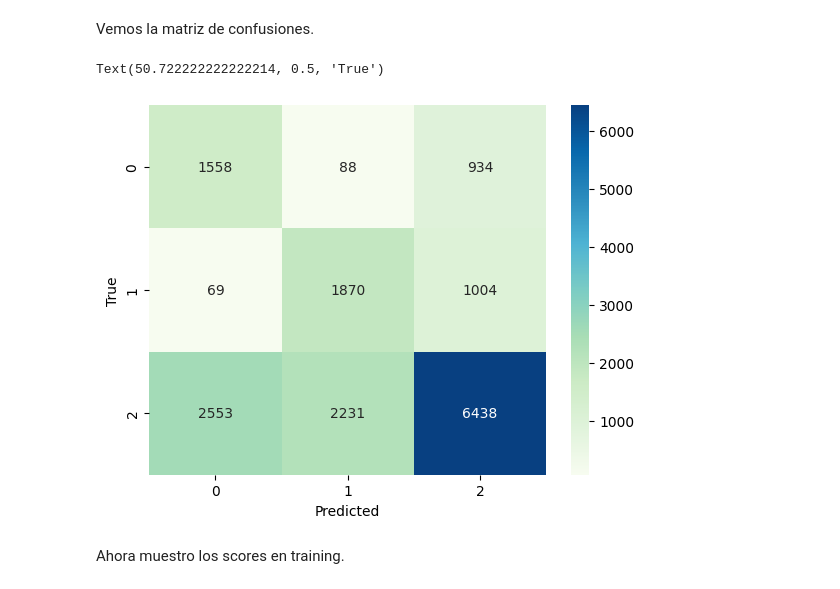
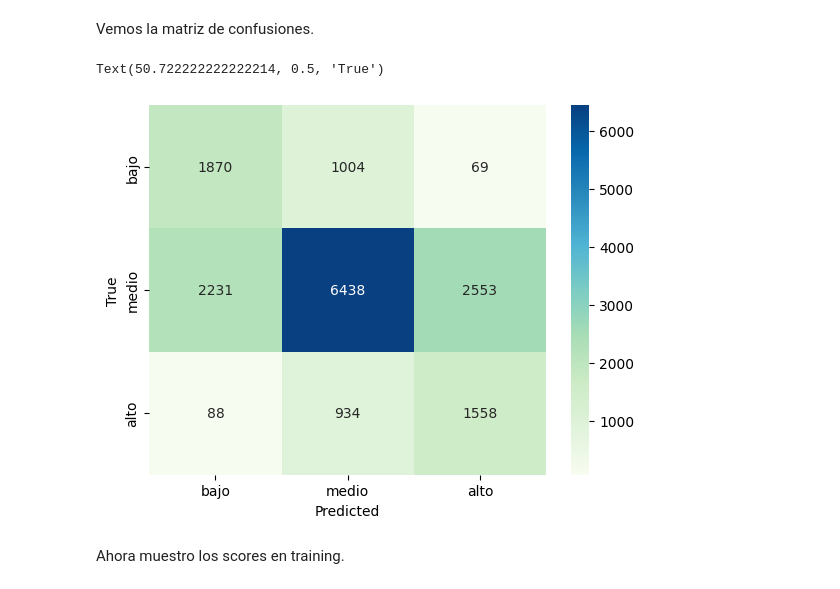
Before and after one commit to regexPattern/fiuba-organizacion-de-datos, a Jupyter notebook: checkpoint-3/7506R_TP1_GRUPO11_ENTREGA_N2.ipynb, the cells around one changed output. Saved outputs shown, nothing was run; the diff lists cells and outputs as text; code cells hidden in the pictures.

```diff
--- a/checkpoint-3/7506R_TP1_GRUPO11_ENTREGA_N2.ipynb
+++ b/checkpoint-3/7506R_TP1_GRUPO11_ENTREGA_N2.ipynb
@@ -942,15 +952,16 @@ y_pred_100iter = arbol_100iter.predict(X_test)
 Vemos la matriz de confusiones.
 # %%
 #Creo la matriz de confusión
-tabla = confusion_matrix(y_pred_100iter, y_test)
+labels = ["bajo", "medio", "alto"]
+tabla = confusion_matrix(y_pred_100iter, y_test, labels=labels)
 
 #Grafico la matriz de confusión
-sns.heatmap(tabla, cmap='GnBu', annot=True, fmt='g')
+sns.heatmap(tabla, cmap='GnBu', annot=True, fmt='g', xticklabels=labels, yticklabels=labels)
 plt.xlabel('Predicted')
 plt.ylabel('True')
 # %% [output]
 Text(50.722222222222214, 0.5, 'True')
-[figure, old version]
+[figure, new version]
 # %% [markdown]
 Ahora muestro los scores en training.
 # %%
```
Also changed, not shown: parts of 9 cells of this notebook.
